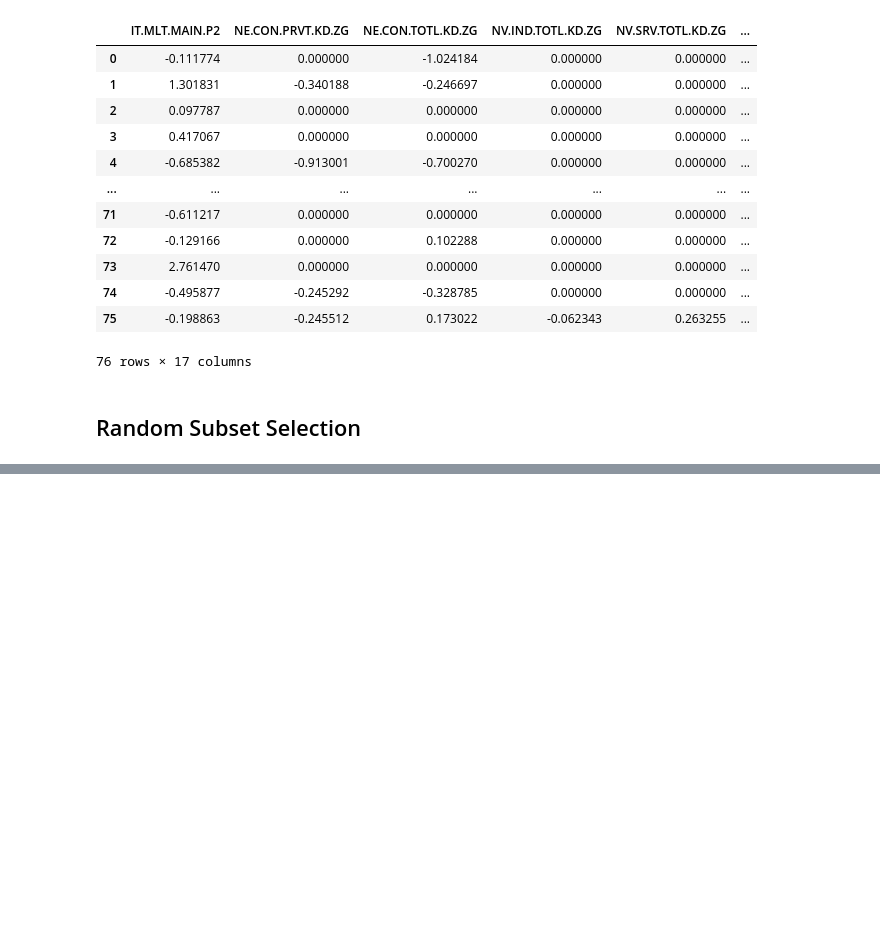
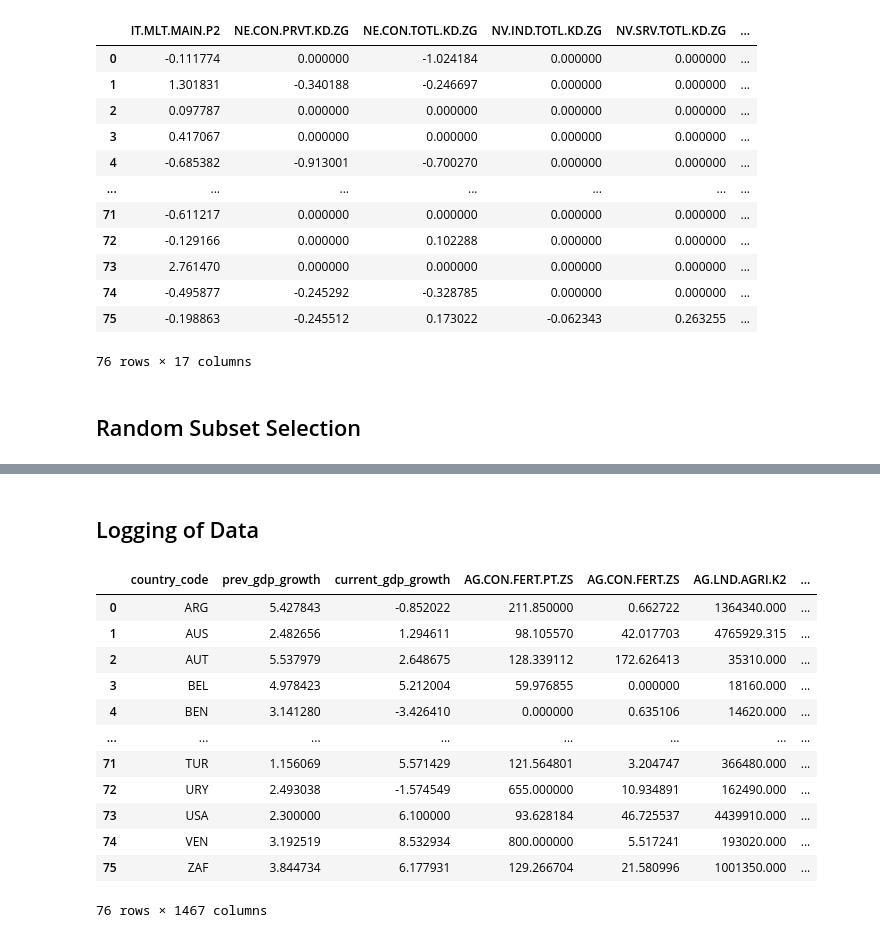
Before and after one commit to soschuetze/Trade-GNN-ChangePoint, a Jupyter notebook: notebooks/create_features_dict.ipynb, the cells around one changed output, grey strips where cells are left out. Drawn from its saved outputs; the diff is of its cells as text; code cells hidden in the pictures; blank space fills up the shorter version.

```diff
--- a/notebooks/create_features_dict.ipynb
+++ b/notebooks/create_features_dict.ipynb
@@ -409,3 +468,14 @@ with open("../data/filtered_features_dict.pkl", "wb") as f:
+# %%
+mis_columns = original_mis[1962].combined_features.columns.to_list()
+# %%
+mis_not_norm = data_dict
+for i in enumerate(original_mis):
+    year = i[1]
+    year_dict = data_dict[year].combined_features
+    mis_not_norm[year].combined_features = year_dict[mis_columns]
+# %%
+with open("../feature_dicts/mis_features_not_norm.pkl", "wb") as f:
+    pkl.dump(mis_not_norm, f)
 # %% [markdown]
 ## Random Subset Selection
 # %%
@@ -433,3 +500,6 @@ for key, df in data_dict.items():
 # %%
 with open("../feature_dicts/random_features_dict.pkl", "wb") as f:
     pkl.dump(data_dict, f)
+# %%
+with open("../feature_dicts/feature_dict_logged.pkl", "rb") as f:
+    data_dict = pkl.load(f)
@@ -435,0 +515,18 @@ with open("../feature_dicts/random_features_dict.pkl", "wb") as f:
+# %% [markdown]
+## Logging of Data
+# %%
+data_dict[1962].combined_features
+# %% [output]
+|  | country_code | prev_gdp_growth | current_gdp_growth | AG.CON.FERT.PT.ZS | AG.CON.FERT.ZS | AG.LND.AGRI.K2 | ... |
+| 0 | ARG | 5.427843 | -0.852022 | 211.850000 | 0.662722 | 1364340.000 | ... |
+| 1 | AUS | 2.482656 | 1.294611 | 98.105570 | 42.017703 | 4765929.315 | ... |
+| 2 | AUT | 5.537979 | 2.648675 | 128.339112 | 172.626413 | 35310.000 | ... |
+| 3 | BEL | 4.978423 | 5.212004 | 59.976855 | 0.000000 | 18160.000 | ... |
+| 4 | BEN | 3.141280 | -3.426410 | 0.000000 | 0.635106 | 14620.000 | ... |
+| ... | ... | ... | ... | ... | ... | ... | ... |
+| 71 | TUR | 1.156069 | 5.571429 | 121.564801 | 3.204747 | 366480.000 | ... |
+| 72 | URY | 2.493038 | -1.574549 | 655.000000 | 10.934891 | 162490.000 | ... |
+| 73 | USA | 2.300000 | 6.100000 | 93.628184 | 46.725537 | 4439910.000 | ... |
+| 74 | VEN | 3.192519 | 8.532934 | 800.000000 | 5.517241 | 193020.000 | ... |
+| 75 | ZAF | 3.844734 | 6.177931 | 129.266704 | 21.580996 | 1001350.000 | ... |
+76 rows × 1467 columns
```
Also changed, not shown: parts of 18 cells of this notebook, 9 other files.
